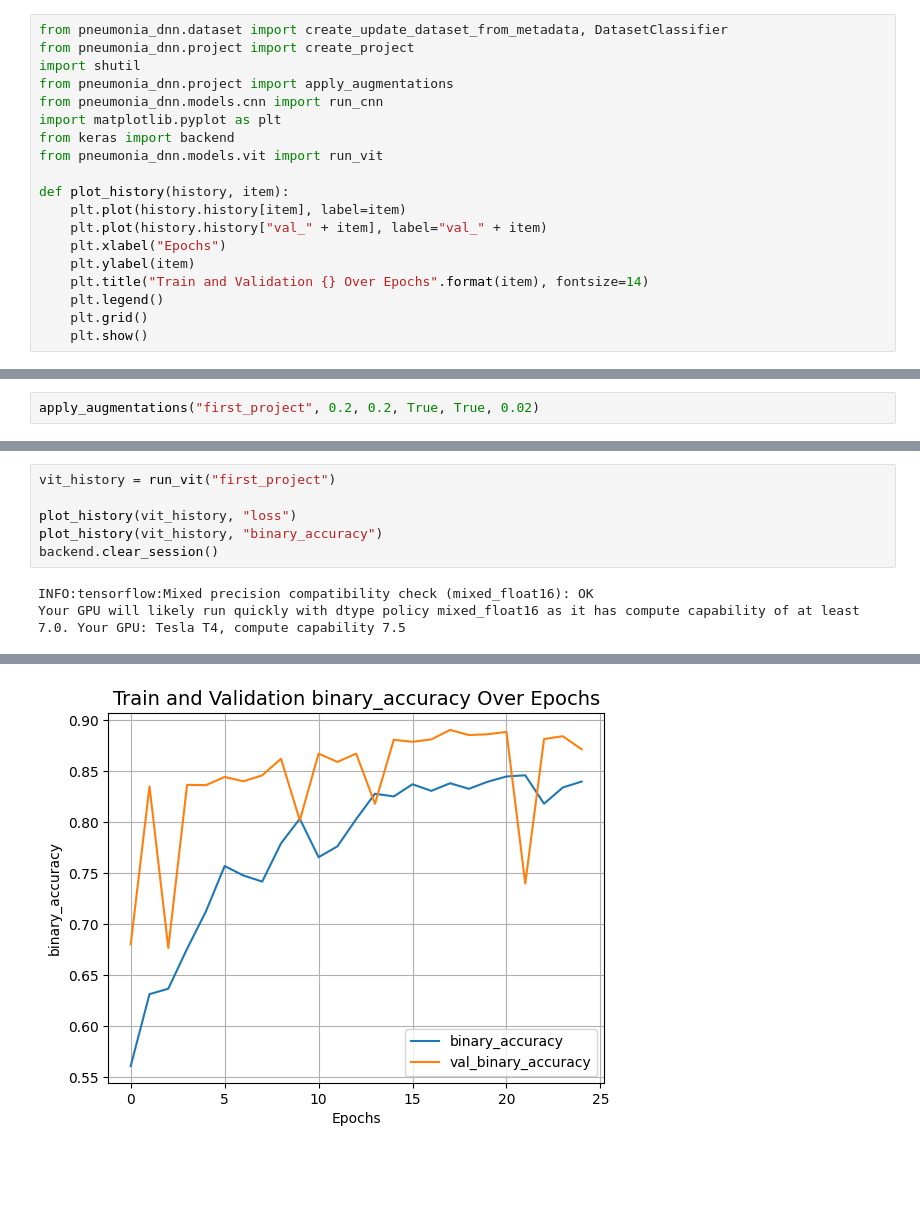
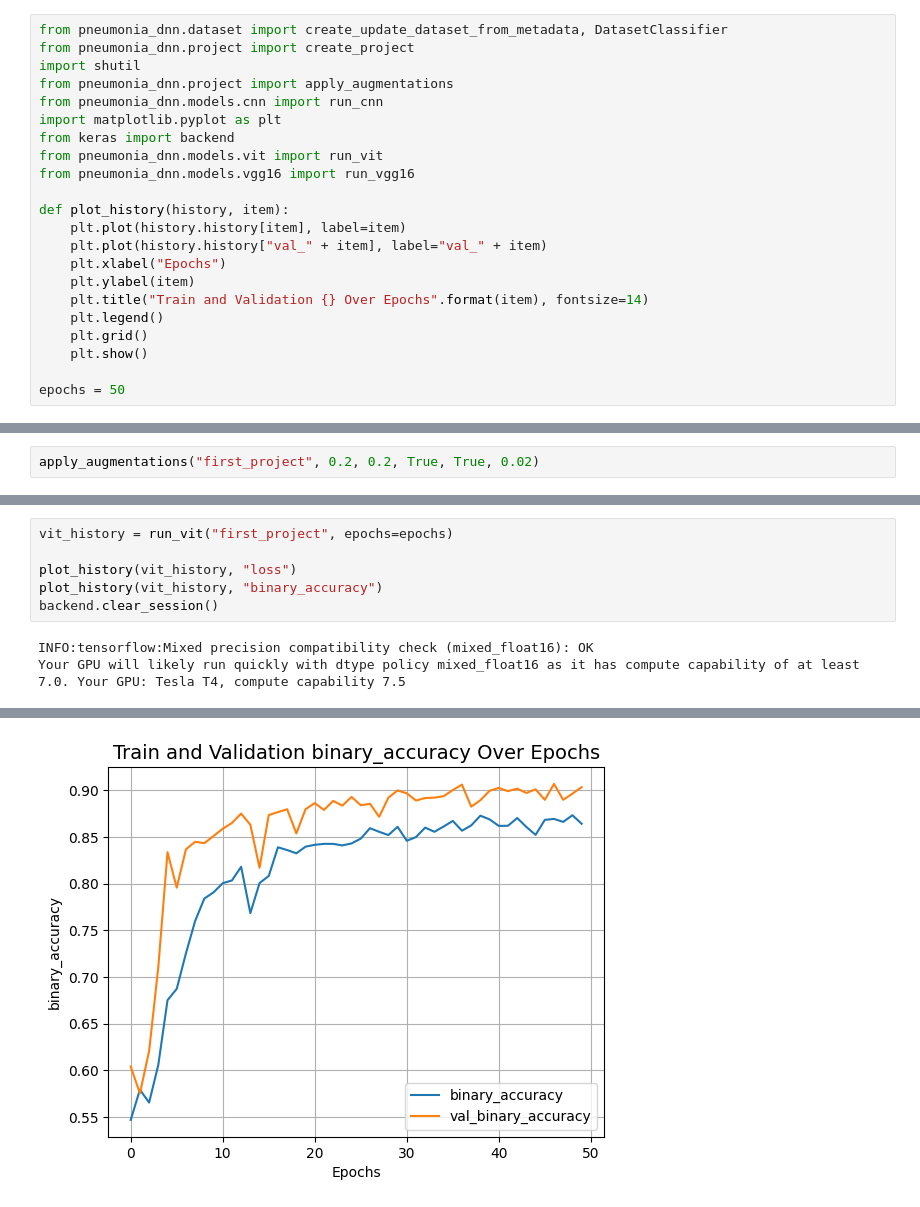
Before and after one commit to ClaytonSnyder/Pneumonia-DNN, a Jupyter notebook: expirements.ipynb, the cells around one changed output, grey strips where cells are left out. Drawn from its saved outputs; the diff is of its cells as text; blank space fills up the shorter version.

```diff
--- a/expirements.ipynb
+++ b/expirements.ipynb
@@ -7,6 +7,7 @@ from pneumonia_dnn.models.cnn import run_cnn
 import matplotlib.pyplot as plt
 from keras import backend
 from pneumonia_dnn.models.vit import run_vit
+from pneumonia_dnn.models.vgg16 import run_vgg16
 
 def plot_history(history, item):
     plt.plot(history.history[item], label=item)
@@ -17,4 +18,6 @@ def plot_history(history, item):
     plt.legend()
     plt.grid()
     plt.show()
+
+epochs = 50
 # %% [output]
@@ -125,5 +128,5 @@ Epoch 25/25
 # %%
-vit_history = run_vit("first_project")
+vit_history = run_vit("first_project", epochs=epochs)
 
 plot_history(vit_history, "loss")
 plot_history(vit_history, "binary_accuracy")
@@ -153 +156 @@ Epoch 25/25
-[figure, old version]
+[figure, new version]
```
Also changed, not shown: parts of 4 cells of this notebook, 2 other files.
